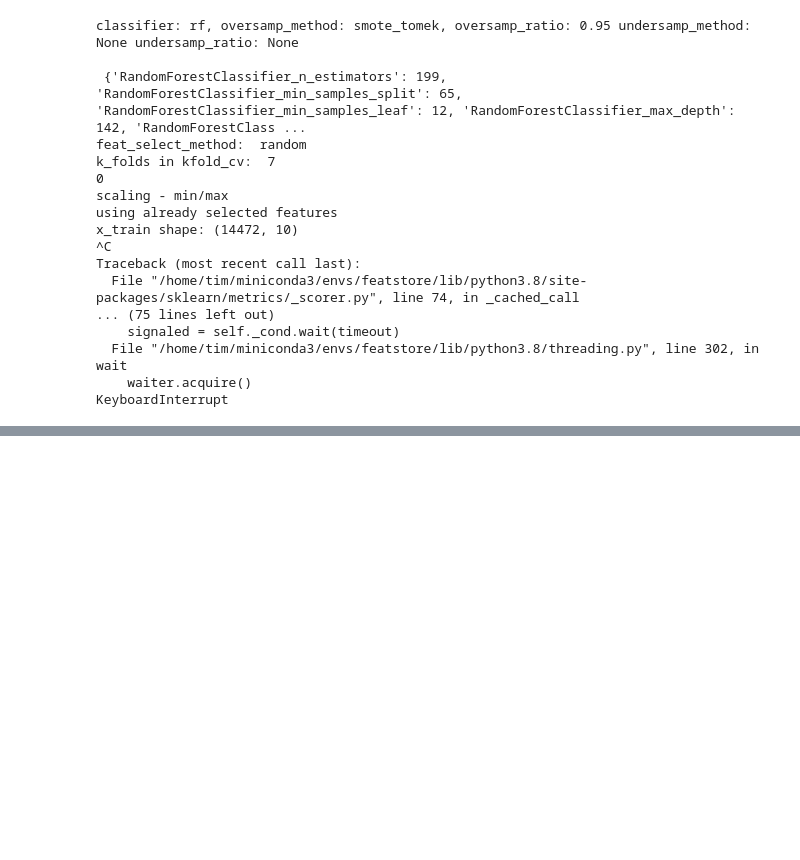
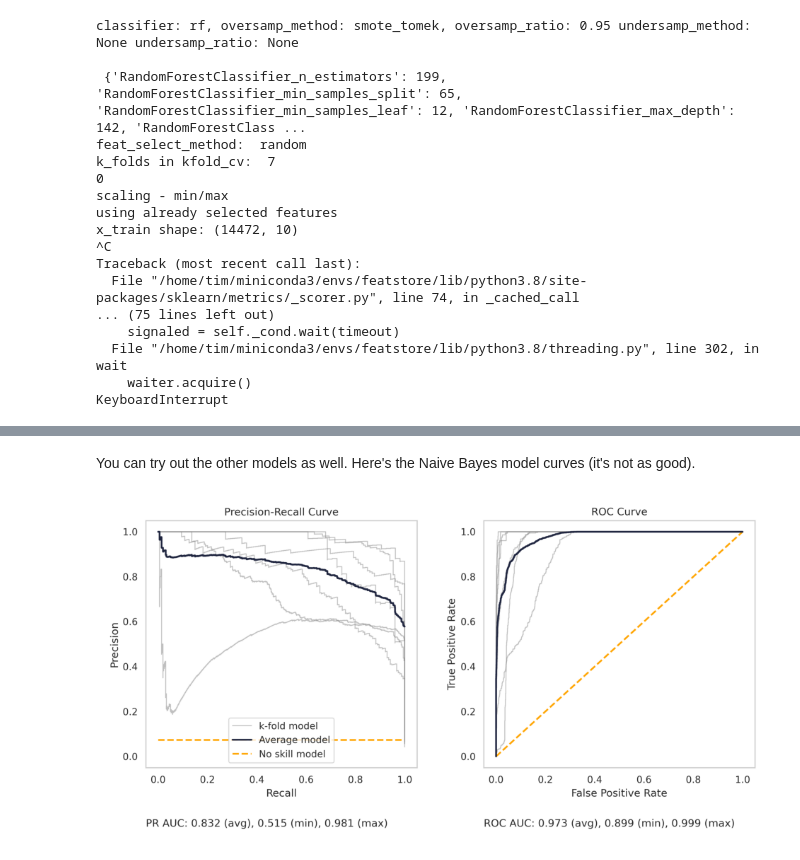
Before and after one commit to tvhahn/tspipe, a Jupyter notebook: notebooks/milling-reproduction.ipynb, the cells around one changed output, grey strips where cells are left out. Drawn from its saved outputs; the diff is of its cells as text; code cells hidden in the pictures; blank space fills up the shorter version.

```diff
--- a/notebooks/milling-reproduction.ipynb
+++ b/notebooks/milling-reproduction.ipynb
@@ -428,0 +502,6 @@ KeyboardInterrupt
+# %% [markdown]
+You can try out the other models as well. Here's the Naive Bayes model curves (it's not as good).
+# %%
+display_model_curves(file_list, model_type="nb")
+# %% [output]
+[figure, added]
```
Also changed, not shown: parts of 10 cells of this notebook.
